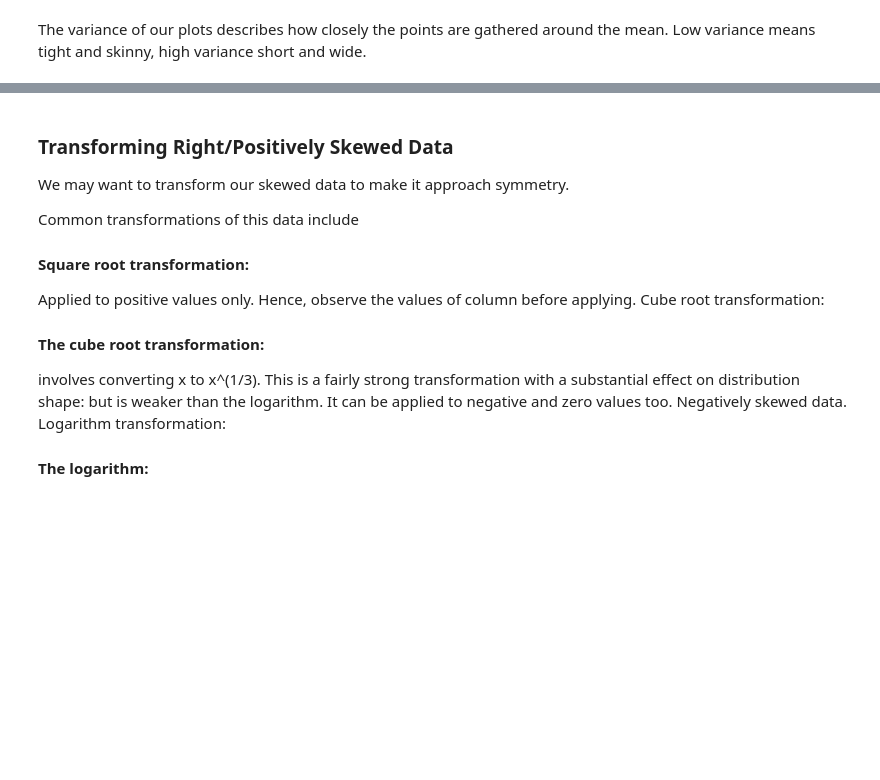
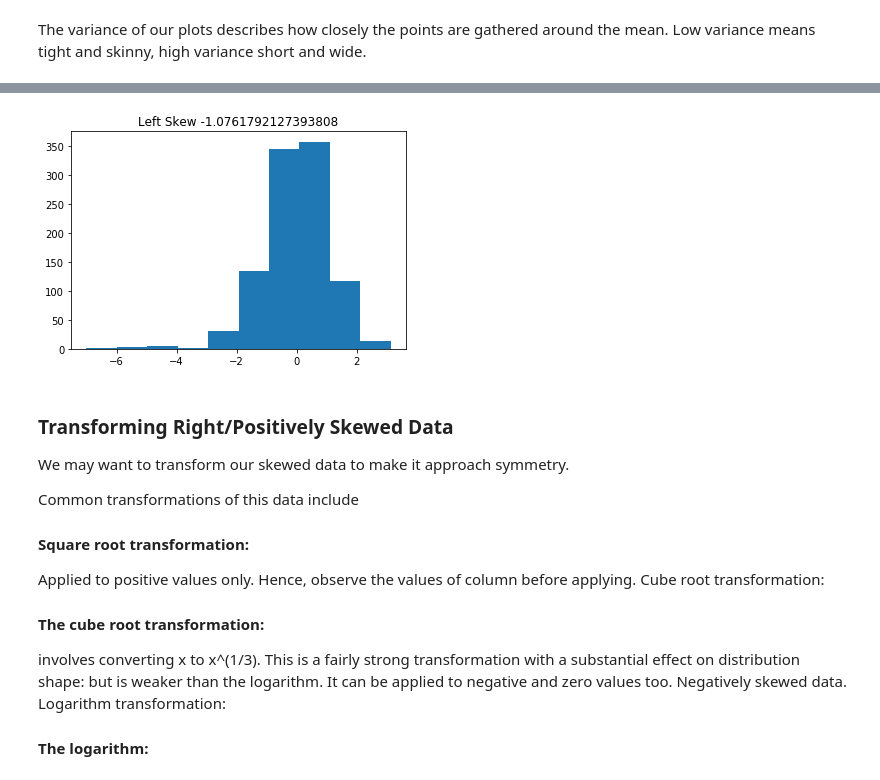
Before and after one commit to lecritch/distributions_seattle-chicago-ds, a Jupyter notebook: index.ipynb, the cells around one changed output, grey strips where cells are left out. Saved outputs shown, nothing was run; the diff lists cells and outputs as text; code cells hidden in the pictures; blank space fills up the shorter version.

```diff
--- a/index.ipynb
+++ b/index.ipynb
@@ -205,3 +246,13 @@ We will touch briefly on the third and fourth moments for the normal curve. Skew
+# %%
+z_curve = np.random.normal(0,1, 1000)
+add_left_skew = np.random.choice(np.random.normal(-5,1,1000) , 10)
+left_skewed_data = np.concatenate([z_curve, add_left_skew])
+
+fig, ax = plt.subplots()
+ax.hist(left_skewed_data)
+ax.set_title(f"Left Skew {stats.skew(left_skewed_data)}");
+# %% [output]
+[figure, added]
 # %% [markdown]
 ### Transforming  Right/Positively Skewed Data
 
```
Also changed, not shown: parts of 22 cells of this notebook, 7 other files.
